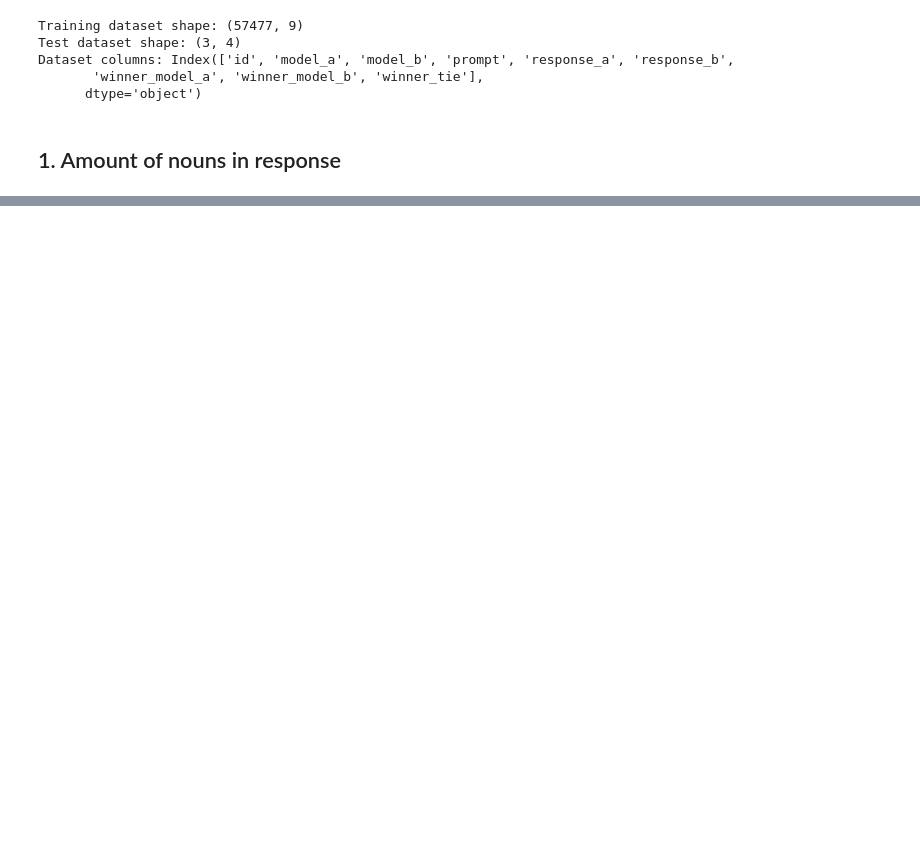
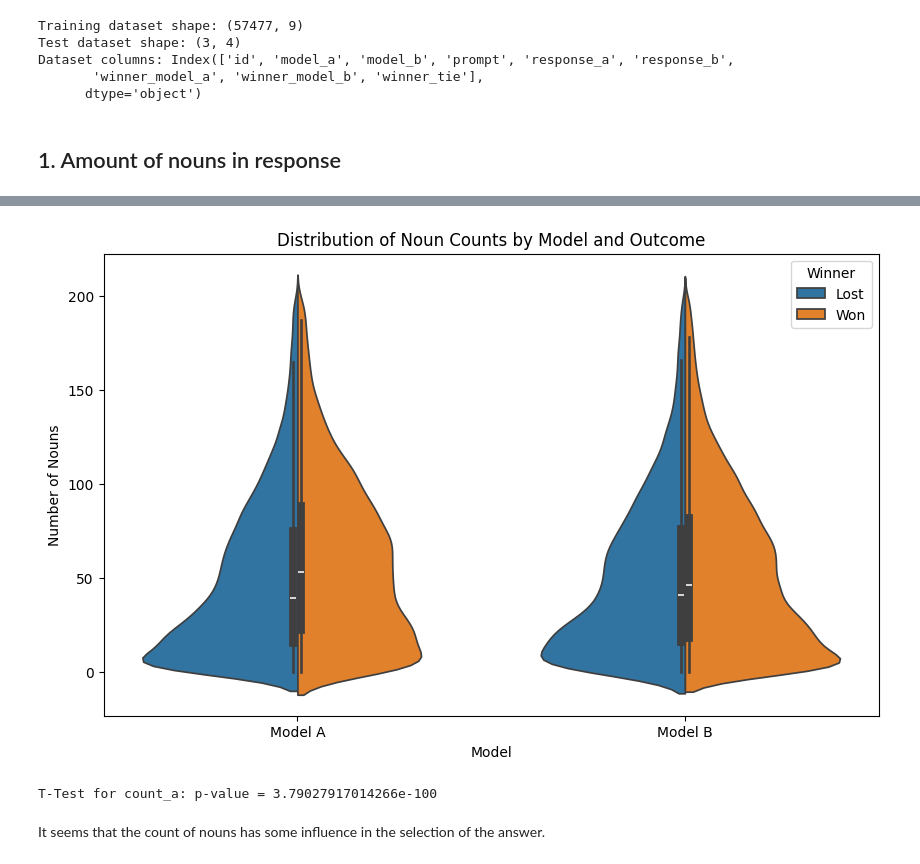
Before and after one commit to Seifeddini/KaggleCompetitions, a Jupyter notebook: LLM Classificationn Finetuning/data_analysis.ipynb, the cells around one changed output, grey strips where cells are left out. Saved outputs shown, nothing was run; the diff lists cells and outputs as text; code cells hidden in the pictures; blank space fills up the shorter version.

```diff
--- a/LLM Classificationn Finetuning/data_analysis.ipynb
+++ b/LLM Classificationn Finetuning/data_analysis.ipynb
@@ -121,0 +160,39 @@ print(df_train[:3])
+# %%
+# Create figure
+plt.figure(figsize=(10, 6))
+
+limit = 200
+
+# Reshape data for violin plot
+plot_data_a = pd.DataFrame({
+    'Nouns': df_train[df_train['count_a'] < limit]['count_a'],
+    'Model': 'Model A',
+    'Winner': df_train[df_train['count_a'] < limit]['winner_model_a'].map({1: 'Won', 0: 'Lost'})
+})
+
+plot_data_b = pd.DataFrame({
+    'Nouns': df_train[df_train['count_b'] < limit]['count_b'],
+    'Model': 'Model B',
+    'Winner': df_train[df_train['count_b'] < limit]['winner_model_a'].map({0: 'Won', 1: 'Lost'})
+})
+
+plot_data = pd.concat([plot_data_a, plot_data_b])
+
+# Create violin plot
+sns.violinplot(data=plot_data, x='Model', y='Nouns', hue='Winner', split=True)
+
+plt.title('Distribution of Noun Counts by Model and Outcome')
+plt.xlabel('Model')
+plt.ylabel('Number of Nouns')
+
+plt.show()
+# %% [output]
+[figure, added]
+# %%
+# T-Test
+t_stat, p_val = stats.ttest_ind(df_train.loc[df_train['winner_model_a'] == 0, 'count_a'], df_train.loc[df_train['winner_model_a'] == 1, 'count_a'])
+print(f"T-Test for count_a: p-value = {p_val}")
+# %% [output]
+T-Test for count_a: p-value = 3.79027917014266e-100
+# %% [markdown]
+It seems that the count of nouns has some influence in the selection of the answer.
```
Also changed, not shown: parts of 4 cells of this notebook, 1 other file.
